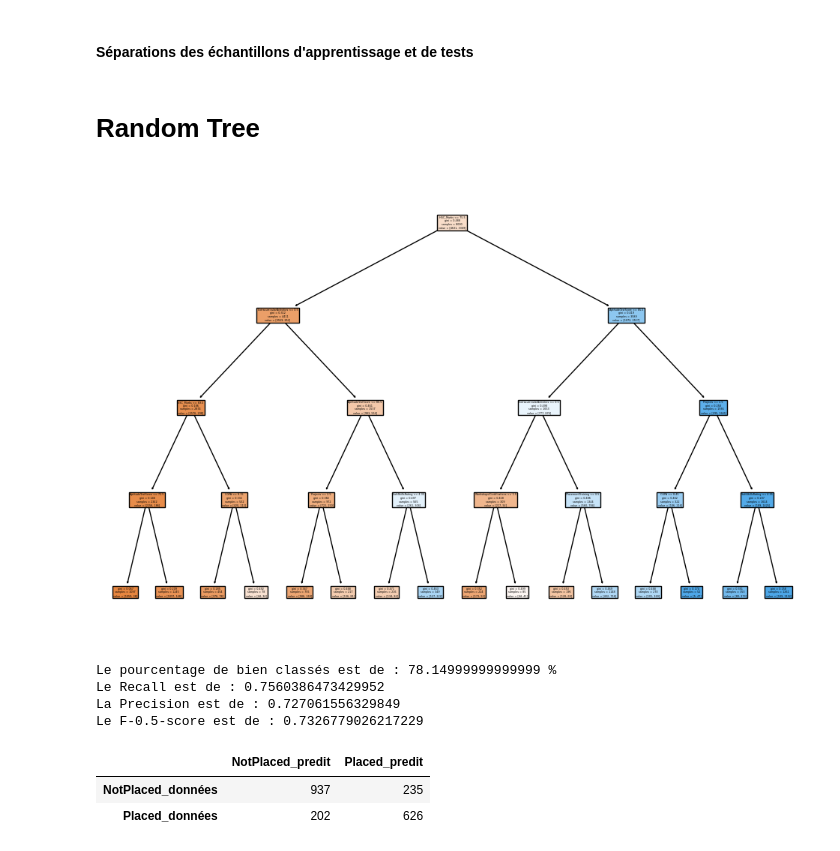
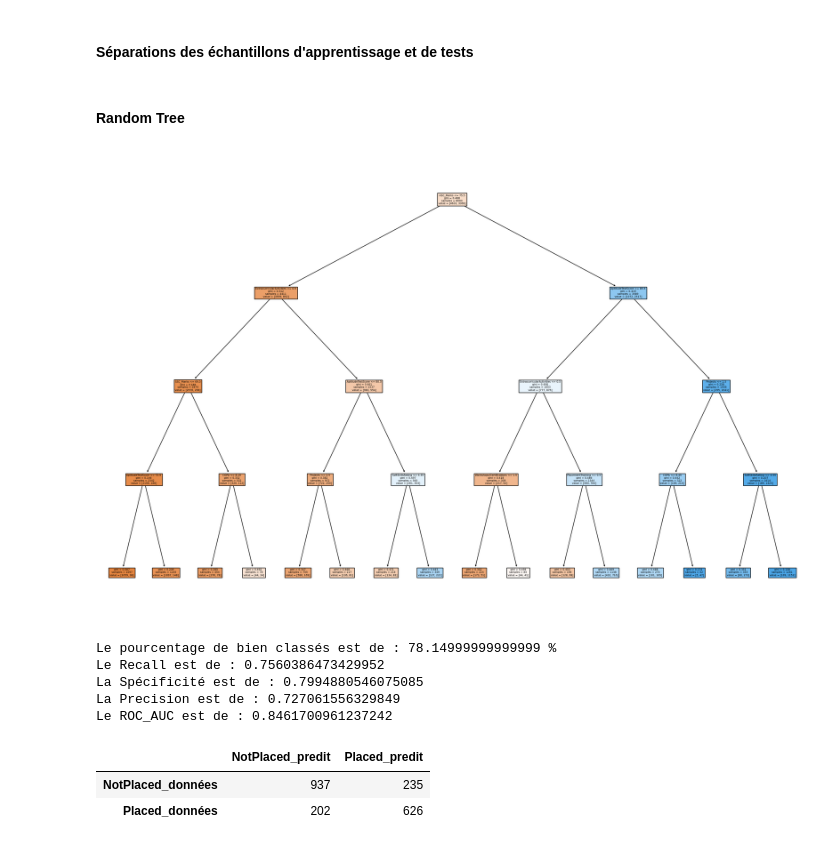
Before and after one commit to OUEDRAOGO-ANGELO/Mini-projet-2-Placement, a Jupyter notebook: Placement.ipynb, the cells around one changed output. Saved outputs shown, nothing was run; the diff lists cells and outputs as text; code cells hidden in the pictures.

```diff
--- a/Placement.ipynb
+++ b/Placement.ipynb
@@ -56,33 +60,39 @@ data = data.replace({'Yes': 1, 'No': 0})
 # %%
 y = data["PlacementStatus"]
 X = data.drop("PlacementStatus", axis=1)
+
+# On retire également la varibale studentID qui n'apporte aucune information utile au modèle
+X=X.drop("StudentID", axis=1)
+
 x_train, x_test, y_train, y_test  = train_test_split(X, y, test_size=0.2, random_state=42)
 # %% [markdown]
-# Random Tree
+#### Random Tree
 # %%
 tree = DecisionTreeClassifier(max_depth=4)
 tree.fit(x_train, y_train)
 columns = X.columns
 
 # Affichage de l'arbre de décision
-plt.figure(figsize=(12,8))
+plt.figure(figsize=(24,16))
 plot_tree(tree, feature_names= X.columns, filled=True)
 plt.show()
 
 #Evaluation du modèle
 print(f"Le pourcentage de bien classés est de : {accuracy_score(y_test, tree.predict(x_test))*100} %")
 print(f"Le Recall est de : {recall_score(y_test, tree.predict(x_test), pos_label='Placed')}")
+print(f"La Spécificité est de : {recall_score(y_test, tree.predict(x_test), pos_label='NotPlaced')}")
 print(f"La Precision est de : {precision_score(y_test, tree.predict(x_test), pos_label='Placed')}")
-print(f"Le F-0.5-score est de : {fbeta_score(y_test, tree.predict(x_test), beta=0.5, pos_label='Placed')}")
+print(f"Le ROC_AUC est de : {roc_auc_score(y_test, tree.predict_proba(x_test)[:, 1])}")
 pd.DataFrame(confusion_matrix(y_test, tree.predict(x_test)),
              index = ["NotPlaced_données", "Placed_données"],
              columns = ["NotPlaced_predit", "Placed_predit"])
 # %% [output]
-[figure, old version]
+[figure, new version]
 Le pourcentage de bien classés est de : 78.14999999999999 %
 Le Recall est de : 0.7560386473429952
+La Spécificité est de : 0.7994880546075085
 La Precision est de : 0.727061556329849
-Le F-0.5-score est de : 0.7326779026217229
+Le ROC_AUC est de : 0.8461700961237242
 |  | NotPlaced_predit | Placed_predit |
 | NotPlaced_données | 937 | 235 |
 | Placed_données | 202 | 626 |
```
Also changed, not shown: parts of 22 cells of this notebook, 1 other file.
